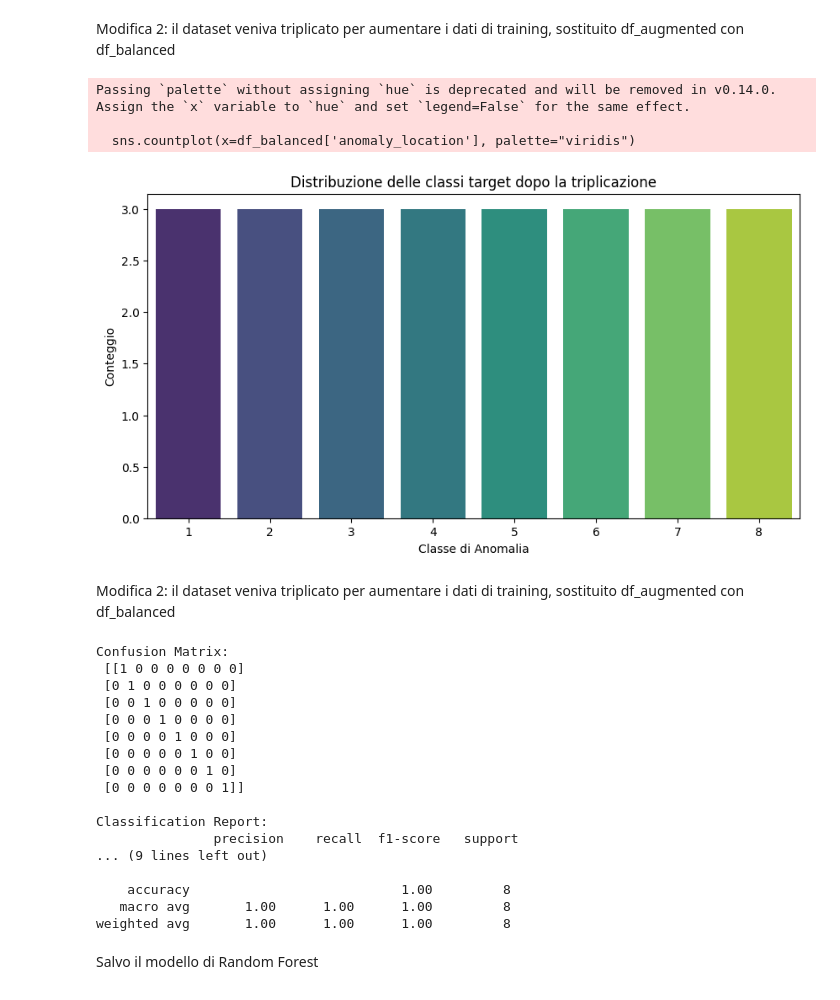
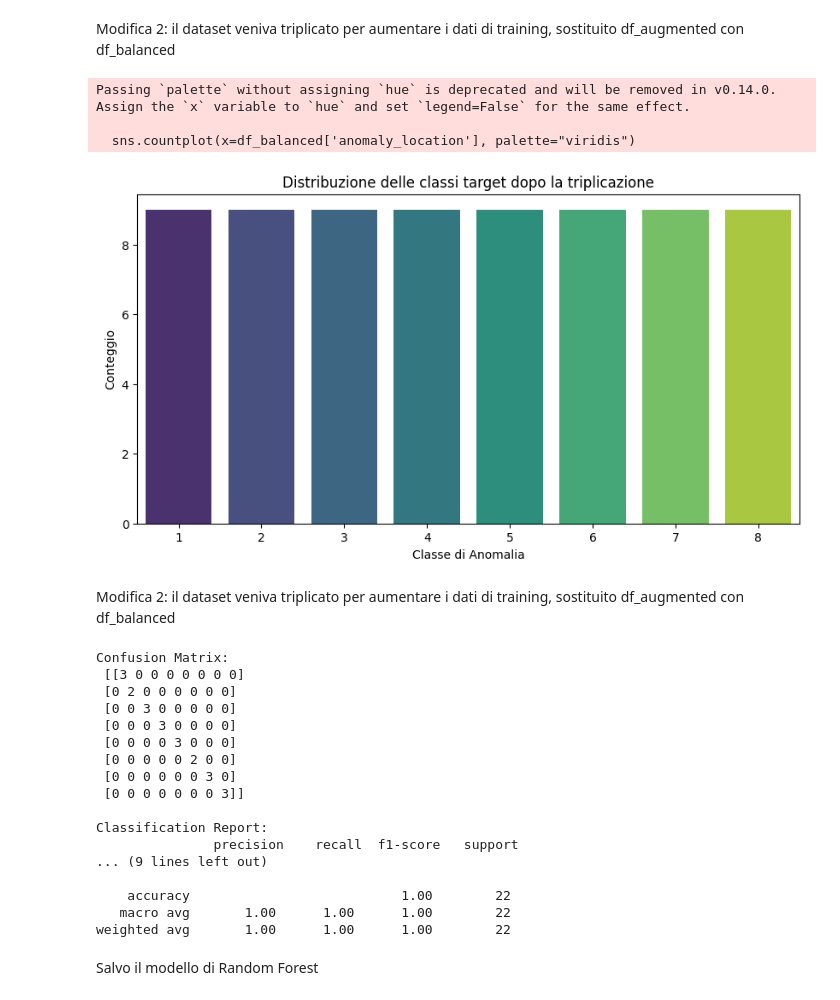
Before and after one commit to enricopierga/C2_PHM_AsiaPacific_2023, a Jupyter notebook: task3/task3.ipynb, the cells around one changed output. Cells and saved outputs as stored; diff of their text form; code cells hidden in the pictures.

Commit message:
updated task 3

```diff
--- a/task3/task3.ipynb
+++ b/task3/task3.ipynb
@@ -249,30 +249,24 @@ Modifica 2: il dataset veniva triplicato per aumentare i dati di training, sosti
 # %%
 import pandas as pd
 from sklearn.utils import resample
 
-# Sovra-campionamento per ottenere un dataset bilanciato
-df_balanced = df_selected.groupby('anomaly_location', group_keys=False).apply(
-    lambda x: resample(x, replace=True, n_samples=df_selected['anomaly_location'].value_counts().max(), random_state=42)
-).reset_index(drop=True)
-
-# Salvataggio del dataset aumentato
-df_balanced.to_csv(os.path.join(path_dataframes, "dataset_train_task3_triplicated.csv"), index=False)
+df_balanced = pd.concat([df_selected] * 3, axis=0).reset_index(drop=True)
 
 # Controllo distribuzione dopo l'aumento
 import matplotlib.pyplot as plt
 import seaborn as sns
 
 plt.figure(figsize=(10, 5))
 sns.countplot(x=df_balanced['anomaly_location'], palette="viridis")
 plt.title("Distribuzione delle classi target dopo la triplicazione")
 plt.xlabel("Classe di Anomalia")
 plt.ylabel("Conteggio")
 plt.show()
 # %% [output]
 Passing `palette` without assigning `hue` is deprecated and will be removed in v0.14.0. Assign the `x` variable to `hue` and set `legend=False` for the same effect.
 
   sns.countplot(x=df_balanced['anomaly_location'], palette="viridis")
-[figure, old version]
+[figure, new version]
 # %% [markdown]
 Modifica 2: il dataset veniva triplicato per aumentare i dati di training, sostituito df_augmented con df_balanced
 # %%
@@ -306,22 +300,22 @@ print("Confusion Matrix:\n", confusion_matrix(y_test, y_pred))
 print("\nClassification Report:\n", classification_report(y_test, y_pred))
 # %% [output]
 Confusion Matrix:
- [[1 0 0 0 0 0 0 0]
- [0 1 0 0 0 0 0 0]
- [0 0 1 0 0 0 0 0]
- [0 0 0 1 0 0 0 0]
- [0 0 0 0 1 0 0 0]
- [0 0 0 0 0 1 0 0]
- [0 0 0 0 0 0 1 0]
- [0 0 0 0 0 0 0 1]]
+ [[3 0 0 0 0 0 0 0]
+ [0 2 0 0 0 0 0 0]
+ [0 0 3 0 0 0 0 0]
+ [0 0 0 3 0 0 0 0]
+ [0 0 0 0 3 0 0 0]
+ [0 0 0 0 0 2 0 0]
+ [0 0 0 0 0 0 3 0]
+ [0 0 0 0 0 0 0 3]]
 
 Classification Report:
                precision    recall  f1-score   support
 ... (9 lines left out)
 
-    accuracy                           1.00         8
-   macro avg       1.00      1.00      1.00         8
-weighted avg       1.00      1.00      1.00         8
+    accuracy                           1.00        22
+   macro avg       1.00      1.00      1.00        22
+weighted avg       1.00      1.00      1.00        22
 # %% [markdown]
 Salvo il modello di Random Forest
 # %%
```
Also changed, not shown: parts of 2 cells of this notebook, 1 other file.
